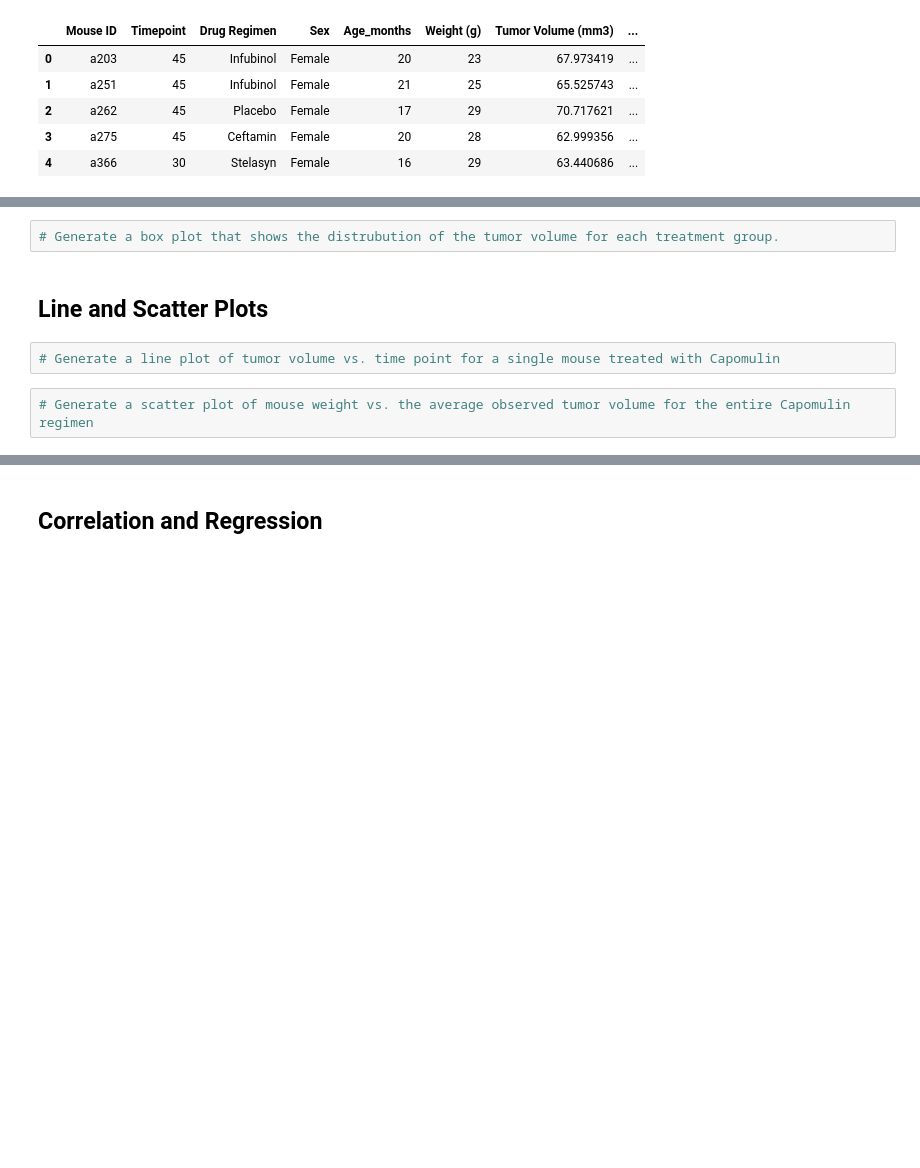
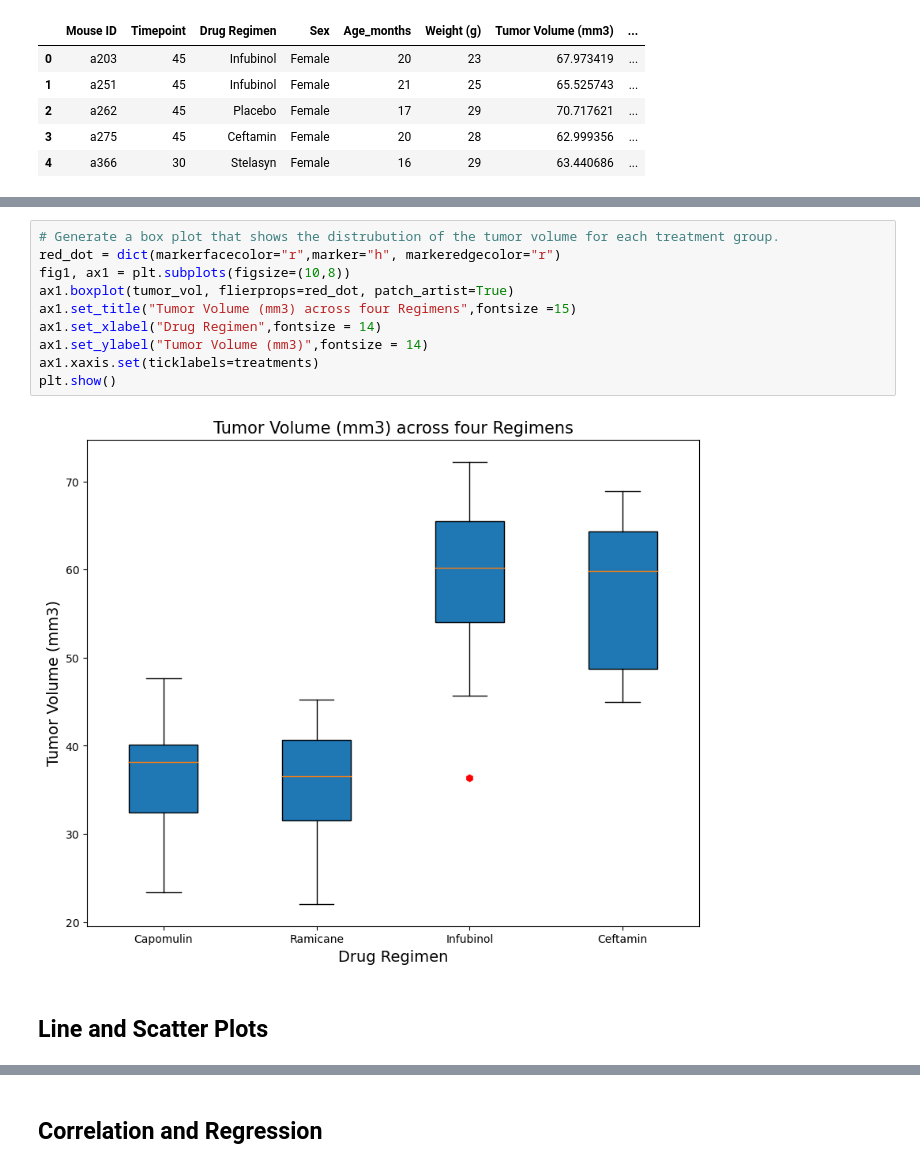
Before and after one commit to anajai44/Challenge-5, a Jupyter notebook: pymaceuticals_starter.ipynb, the cells around one changed output, grey strips where cells are left out. Drawn from its saved outputs; the diff is of its cells as text; blank space fills up the shorter version.

```diff
--- a/pymaceuticals_starter.ipynb
+++ b/pymaceuticals_starter.ipynb
@@ -243,8 +244,14 @@ IndentationError: unindent does not match any outer indentation level (<tokenize
-# %%
-# Generate a box plot that shows the distrubution of the tumor volume for each treatment group.
+# %%
+# Generate a box plot that shows the distrubution of the tumor volume for each treatment group.
+red_dot = dict(markerfacecolor="r",marker="h", markeredgecolor="r")
+fig1, ax1 = plt.subplots(figsize=(10,8))
+ax1.boxplot(tumor_vol, flierprops=red_dot, patch_artist=True)
+ax1.set_title("Tumor Volume (mm3) across four Regimens",fontsize =15)
+ax1.set_xlabel("Drug Regimen",fontsize = 14)
+ax1.set_ylabel("Tumor Volume (mm3)",fontsize = 14)
+ax1.xaxis.set(ticklabels=treatments)
+plt.show()
+# %% [output]
+[figure, added]
 # %% [markdown]
 ## Line and Scatter Plots
-# %%
-# Generate a line plot of tumor volume vs. time point for a single mouse treated with Capomulin
-# %%
-# Generate a scatter plot of mouse weight vs. the average observed tumor volume for the entire Capomulin regimen
```
Also changed, not shown: parts of 6 cells of this notebook.
